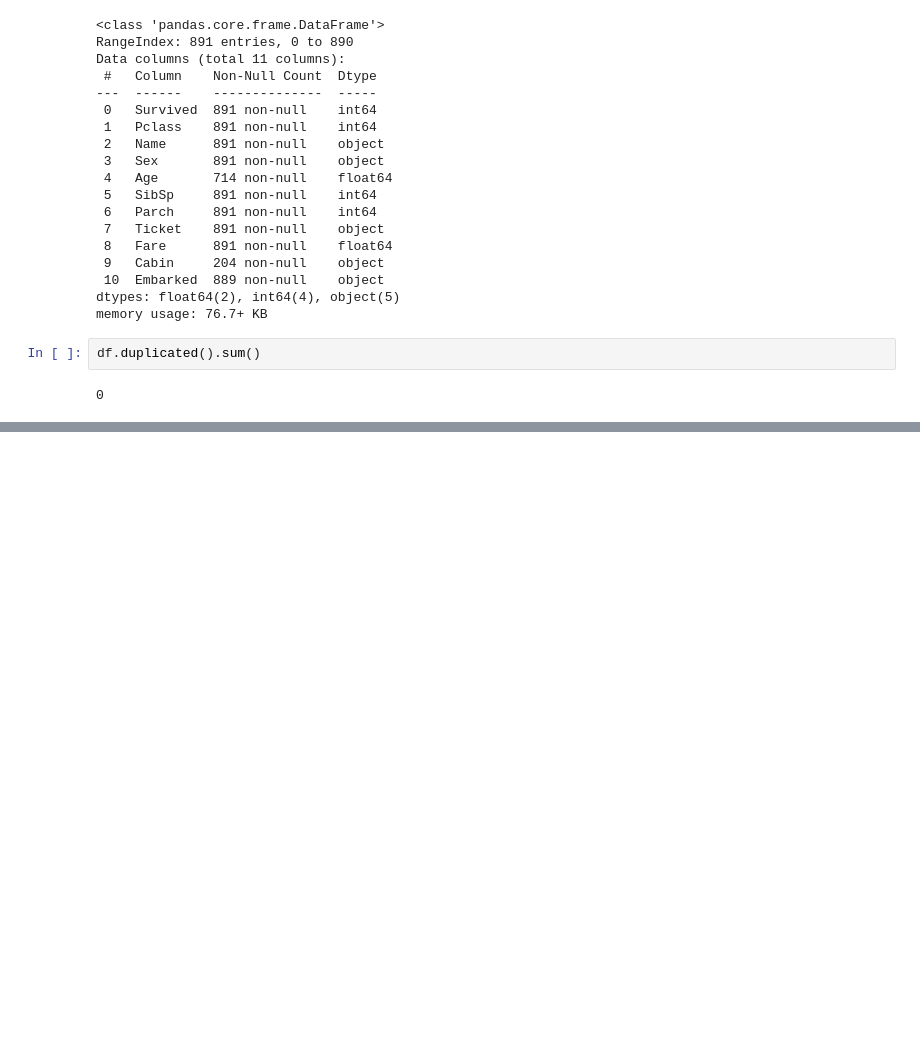
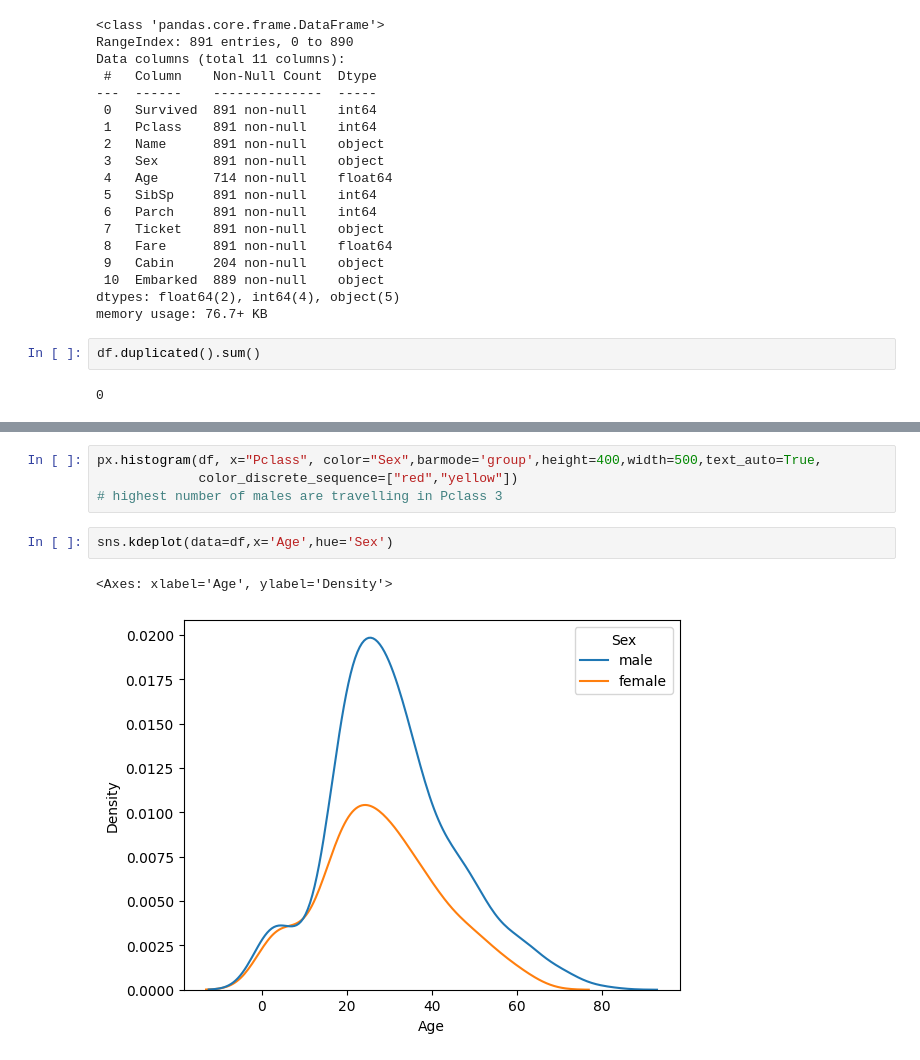
Before and after one commit to sanjaychauhan001/machine-learning, a Jupyter notebook: Techinques/titanic_kaggle_cm.ipynb, the cells around one changed output, grey strips where cells are left out. Saved outputs shown, nothing was run; the diff lists cells and outputs as text; blank space fills up the shorter version.

```diff
--- a/Techinques/titanic_kaggle_cm.ipynb
+++ b/Techinques/titanic_kaggle_cm.ipynb
@@ -98,0 +179,9 @@ from scipy.stats import chi2_contingency
+# %%
+px.histogram(df, x="Pclass", color="Sex",barmode='group',height=400,width=500,text_auto=True,
+             color_discrete_sequence=["red","yellow"])
+# highest number of males are travelling in Pclass 3
+# %%
+sns.kdeplot(data=df,x='Age',hue='Sex')
+# %% [output]
+<Axes: xlabel='Age', ylabel='Density'>
+[figure, added]
```
Also changed, not shown: parts of 26 cells of this notebook, 1 other file.
